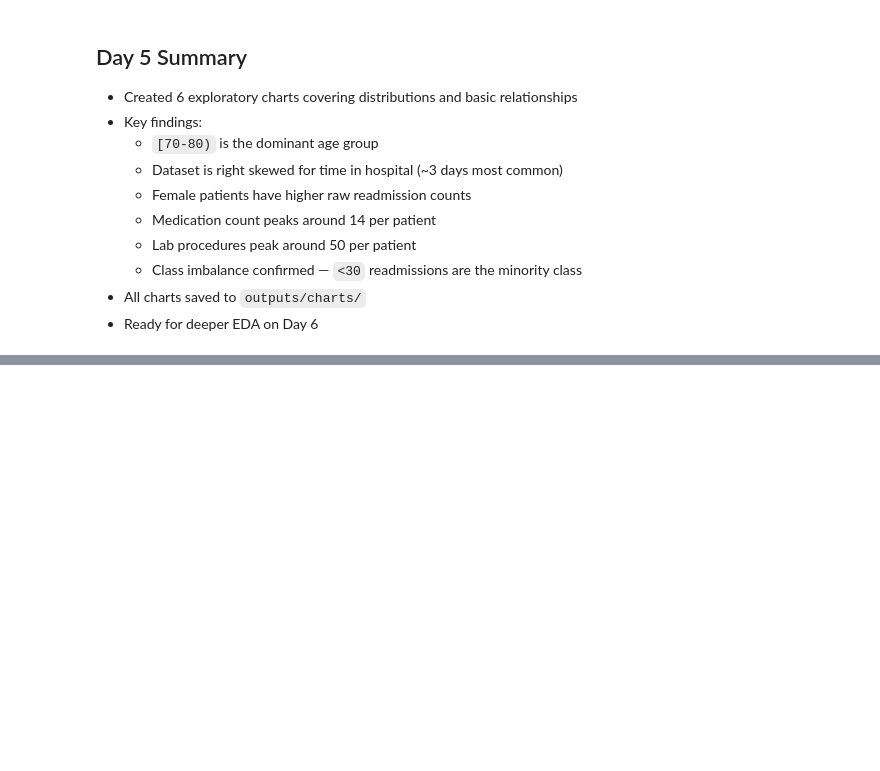
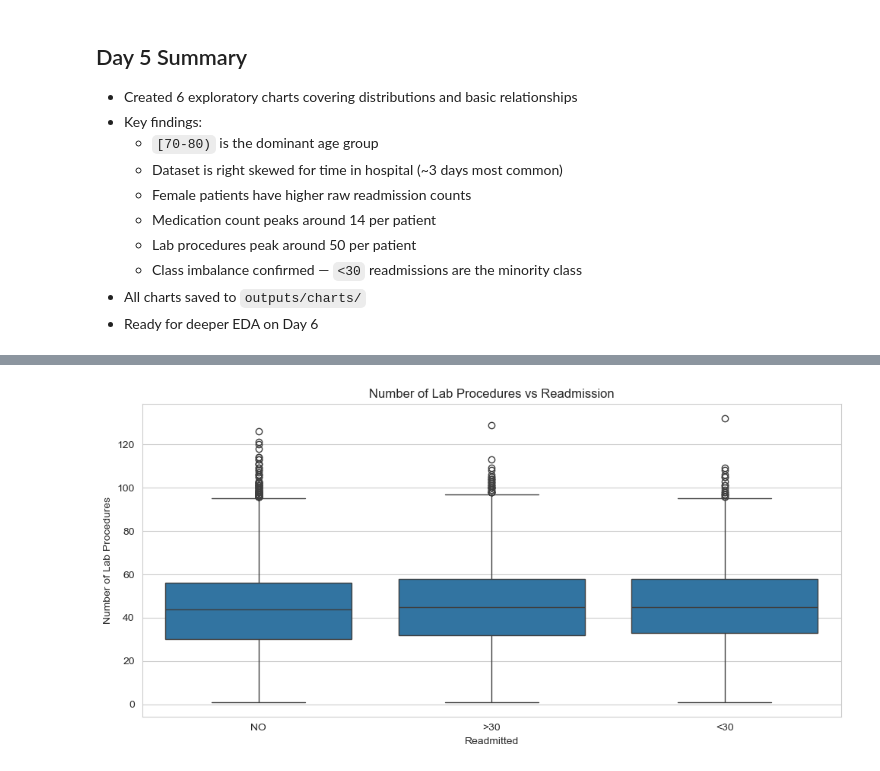
Before and after one commit to AstroBuccaneer/healthcare-readmission-analysis, a Jupyter notebook: notebooks/eda.ipynb, the cells around one changed output, grey strips where cells are left out. Cells and saved outputs as stored; diff of their text form; code cells hidden in the pictures; blank space fills up the shorter version.

```diff
--- a/notebooks/eda.ipynb
+++ b/notebooks/eda.ipynb
@@ -221,0 +269,11 @@ and potentially higher readmission risk.
+# %%
+plt.figure(figsize=(10, 5))
+sns.boxplot(data=df, x='readmitted', y='num_lab_procedures')
+plt.title('Number of Lab Procedures vs Readmission')
+plt.xlabel('Readmitted')
+plt.ylabel('Number of Lab Procedures')
+plt.tight_layout()
+plt.savefig('C:/Users/aglaf/Documents/data engineering passion projects/projects/healthcare readmission analysis/outputs/charts/num_lab_procedures_vs_readmission.png')
+plt.show()
+# %% [output]
+[figure, added]
```
Also changed, not shown: parts of 8 cells of this notebook, 4 other files.
